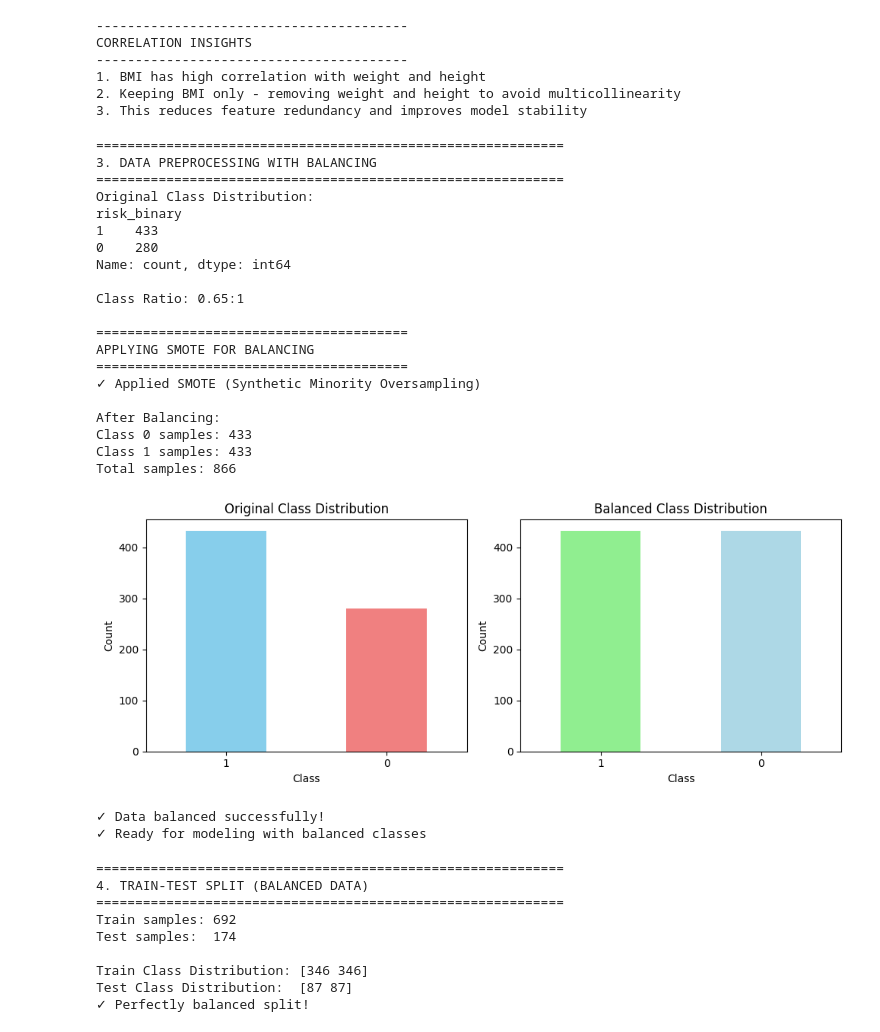
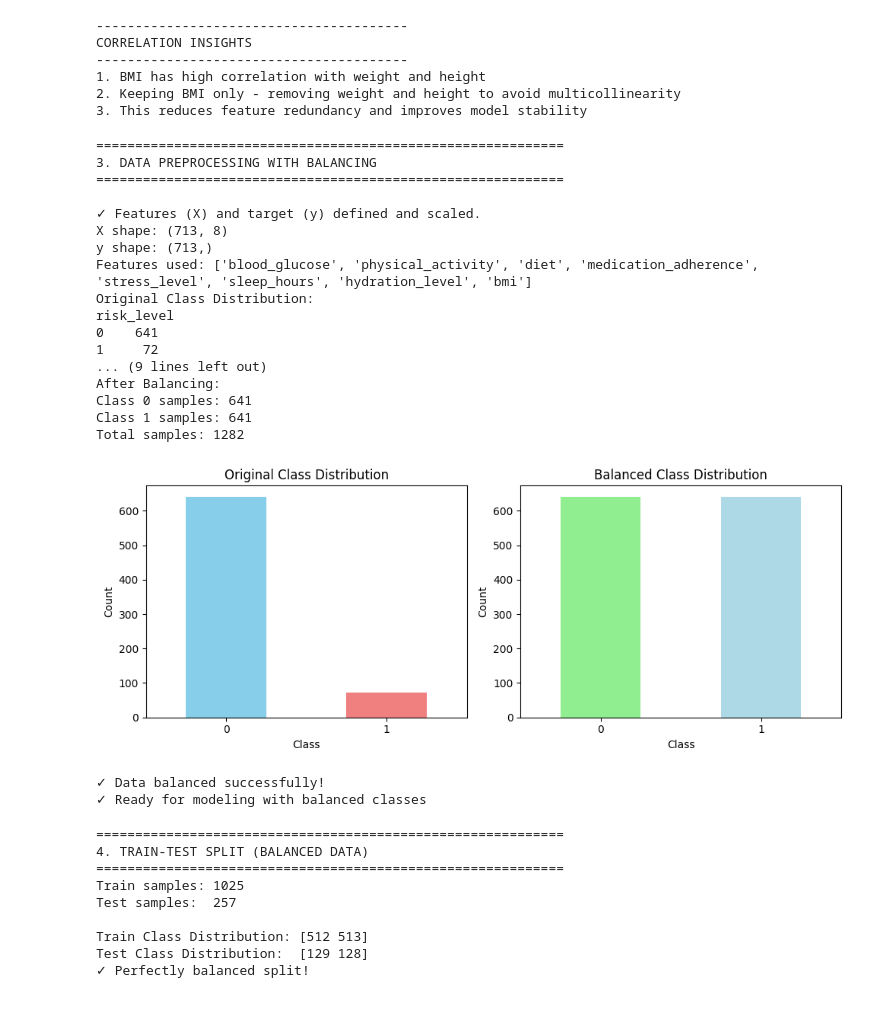
Before and after one commit to NSJayaweera/NCD-Risk_Prediction, a Jupyter notebook: DiabetesRiskPrediction.ipynb, the cells around one changed output. Drawn from its saved outputs; the diff is of its cells as text; code cells hidden in the pictures.

```diff
--- a/DiabetesRiskPrediction.ipynb
+++ b/DiabetesRiskPrediction.ipynb
@@ -231,6 +231,32 @@ print("="*60)
 from imblearn.over_sampling import SMOTE, RandomOverSampler
 from imblearn.under_sampling import RandomUnderSampler
 from imblearn.combine import SMOTETomek
+
+# --- Start of fix: Define X, y and scale features ---
+
+# Drop unnecessary columns and separate target
+df_processed = df.drop(columns=['user_id', 'date', 'weight', 'height', 'risk_score'])
+
+# Define features (X) and target (y)
+X = df_processed.drop(columns=['risk_level'])
+y = df_processed['risk_level']
+
+# Convert 'risk_level' to binary target (e.g., 'high' = 1, 'mid'/'low' = 0)
+y = y.apply(lambda x: 1 if x == 'high' else 0)
+
+# Scale numerical features
+scaler = StandardScaler()
+X_scaled = scaler.fit_transform(X)
+
+# Store feature names for later use (e.g., feature importance)
+feature_names = X.columns.tolist()
+
+print("\n✓ Features (X) and target (y) defined and scaled.")
+print(f"X shape: {X_scaled.shape}")
+print(f"y shape: {y.shape}")
+print(f"Features used: {feature_names}")
+
+# --- End of fix ---
 
 # Check class distribution
 print("Original Class Distribution:")
@@ -257,49 +283,46 @@ X_balanced, y_balanced = smote.fit_resample(X_scaled, y)
 print("✓ Applied SMOTE (Synthetic Minority Oversampling)")
 
 print(f"\nAfter Balancing:")
 print(f"Class 0 samples: {sum(y_balanced == 0)}")
 print(f"Class 1 samples: {sum(y_balanced == 1)}")
 print(f"Total samples: {len(y_balanced)}")
 
 # Visualize balanced data
 plt.subplot(1, 2, 2)
 pd.Series(y_balanced).value_counts().plot(kind='bar', color=['lightgreen', 'lightblue'])
 plt.title('Balanced Class Distribution')
 plt.xlabel('Class')
 plt.ylabel('Count')
 plt.xticks(rotation=0)
 
 plt.tight_layout()
 plt.show()
 
 # Update X and y with balanced data
 X_balanced_scaled = X_balanced  # Already scaled
 y_balanced = y_balanced
 
 print("\n✓ Data balanced successfully!")
 print("✓ Ready for modeling with balanced classes")
 # %% [output]
 ============================================================
 3. DATA PREPROCESSING WITH BALANCING
 ============================================================
+
+✓ Features (X) and target (y) defined and scaled.
+X shape: (713, 8)
+y shape: (713,)
+Features used: ['blood_glucose', 'physical_activity', 'diet', 'medication_adherence', 'stress_level', 'sleep_hours', 'hydration_level', 'bmi']
 Original Class Distribution:
-risk_binary
-1    433
-0    280
-Name: count, dtype: int64
-
-Class Ratio: 0.65:1
-
-========================================
-APPLYING SMOTE FOR BALANCING
-========================================
-✓ Applied SMOTE (Synthetic Minority Oversampling)
-
+risk_level
+0    641
+1     72
+... (9 lines left out)
 After Balancing:
-Class 0 samples: 433
-Class 1 samples: 433
-Total samples: 866
+Class 0 samples: 641
+Class 1 samples: 641
+Total samples: 1282
-[figure, old version]
+[figure, new version]
 ✓ Data balanced successfully!
 ✓ Ready for modeling with balanced classes
 # %%
@@ -326,11 +349,11 @@ print(f"✓ Perfectly balanced split!")
 ============================================================
 4. TRAIN-TEST SPLIT (BALANCED DATA)
 ============================================================
-Train samples: 692
-Test samples:  174
+Train samples: 1025
+Test samples:  257
 
-Train Class Distribution: [346 346]
-Test Class Distribution:  [87 87]
+Train Class Distribution: [512 513]
+Test Class Distribution:  [129 128]
 ✓ Perfectly balanced split!
 # %%
 # ============================================
```
Also changed, not shown: parts of 6 cells of this notebook.
